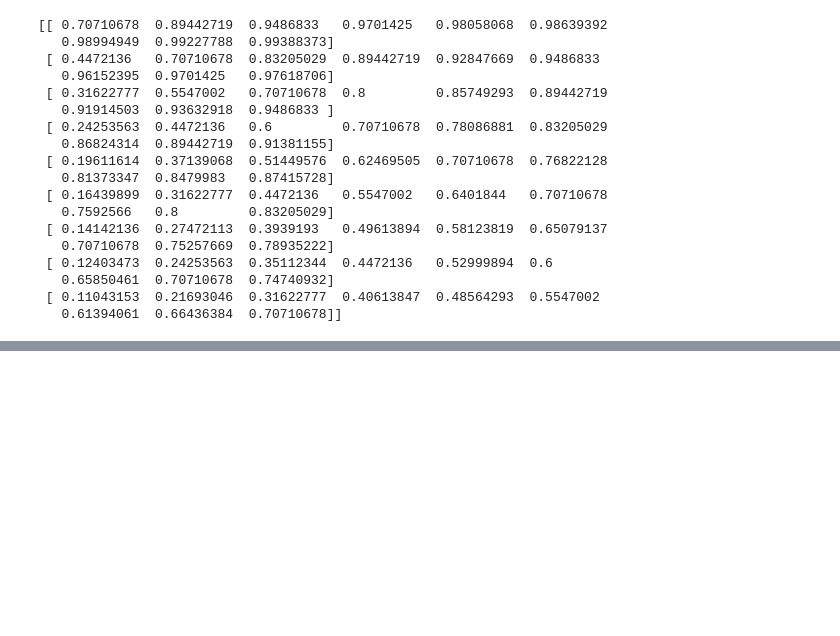
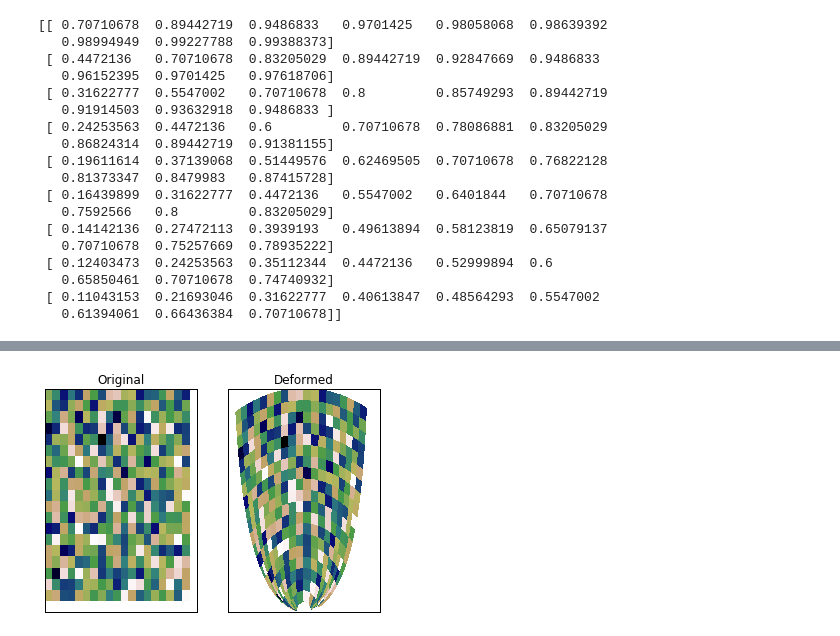
Before and after one commit to garethcmurphy/Distorting-a-Sphere-with-Matplotlib, a Jupyter notebook: distort sphere.ipynb, the cells around one changed output, grey strips where cells are left out. Saved outputs shown, nothing was run; the diff lists cells and outputs as text; code cells hidden in the pictures; blank space fills up the shorter version.

```diff
--- a/distort sphere.ipynb
+++ b/distort sphere.ipynb
@@ -78,0 +66,22 @@ print (x)
+# %%
+import matplotlib.pyplot as plt
+
+y, x = np.mgrid[1:21, -10:10]
+z = np.random.random(x.shape)
+
+xdef, ydef = x/np.sqrt(x**2+y**2), y/np.sqrt(x**2+y**2)*y
+xdef=(np.transpose(np.linspace(1,20,20)*np.transpose(xdef)))
+
+
+
+
+fig, axes = plt.subplots(ncols=2)
+axes[0].pcolormesh(x, y, z, cmap='gist_earth')
+axes[1].pcolormesh(xdef, ydef, z, cmap='gist_earth')
+
+axes[0].set(title='Original', xticks=[], yticks=[])
+axes[1].set(title='Deformed', xticks=[], yticks=[])
+
+plt.show()
+# %% [output]
+[figure, added]
```
Also changed, not shown: parts of 8 cells of this notebook.
